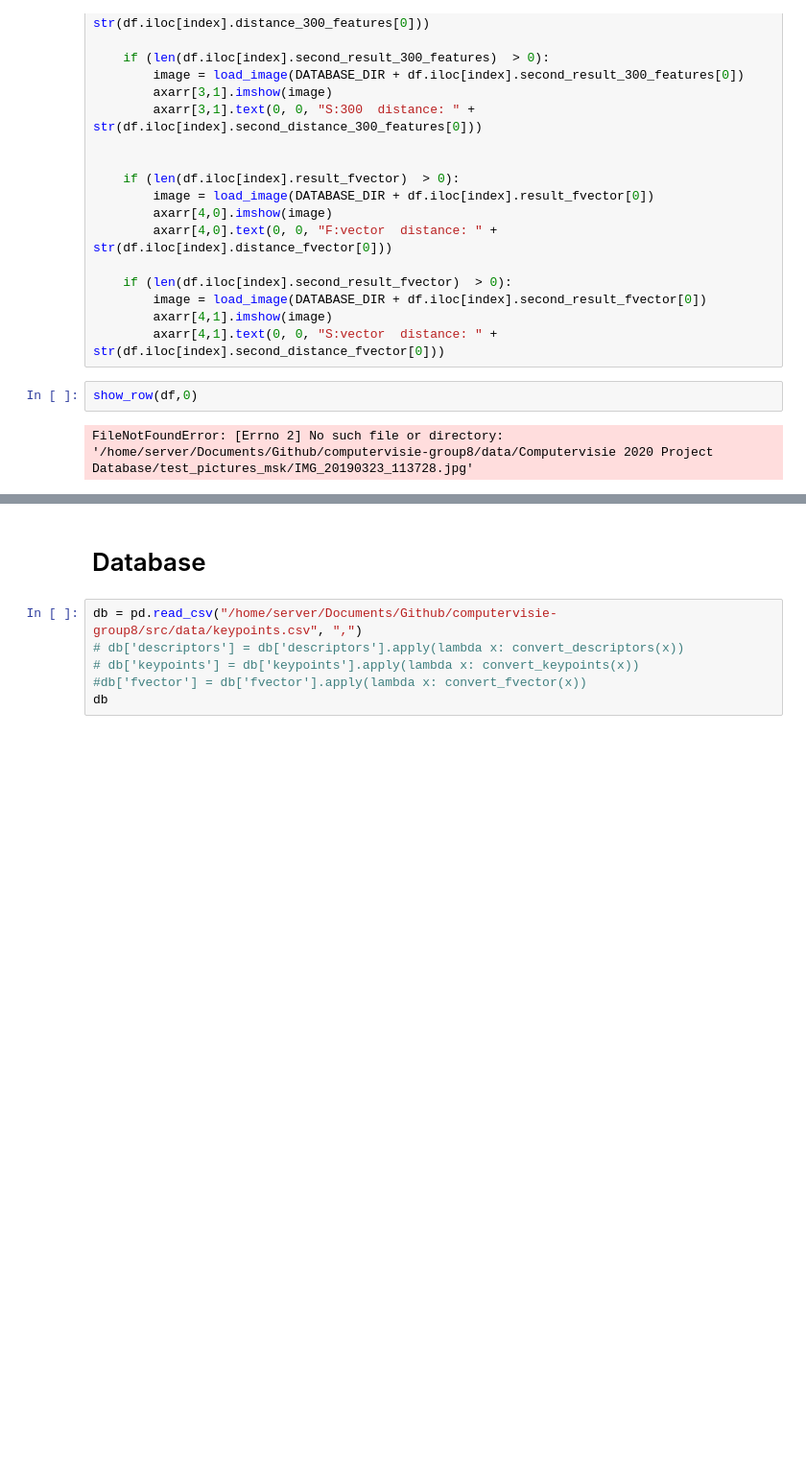
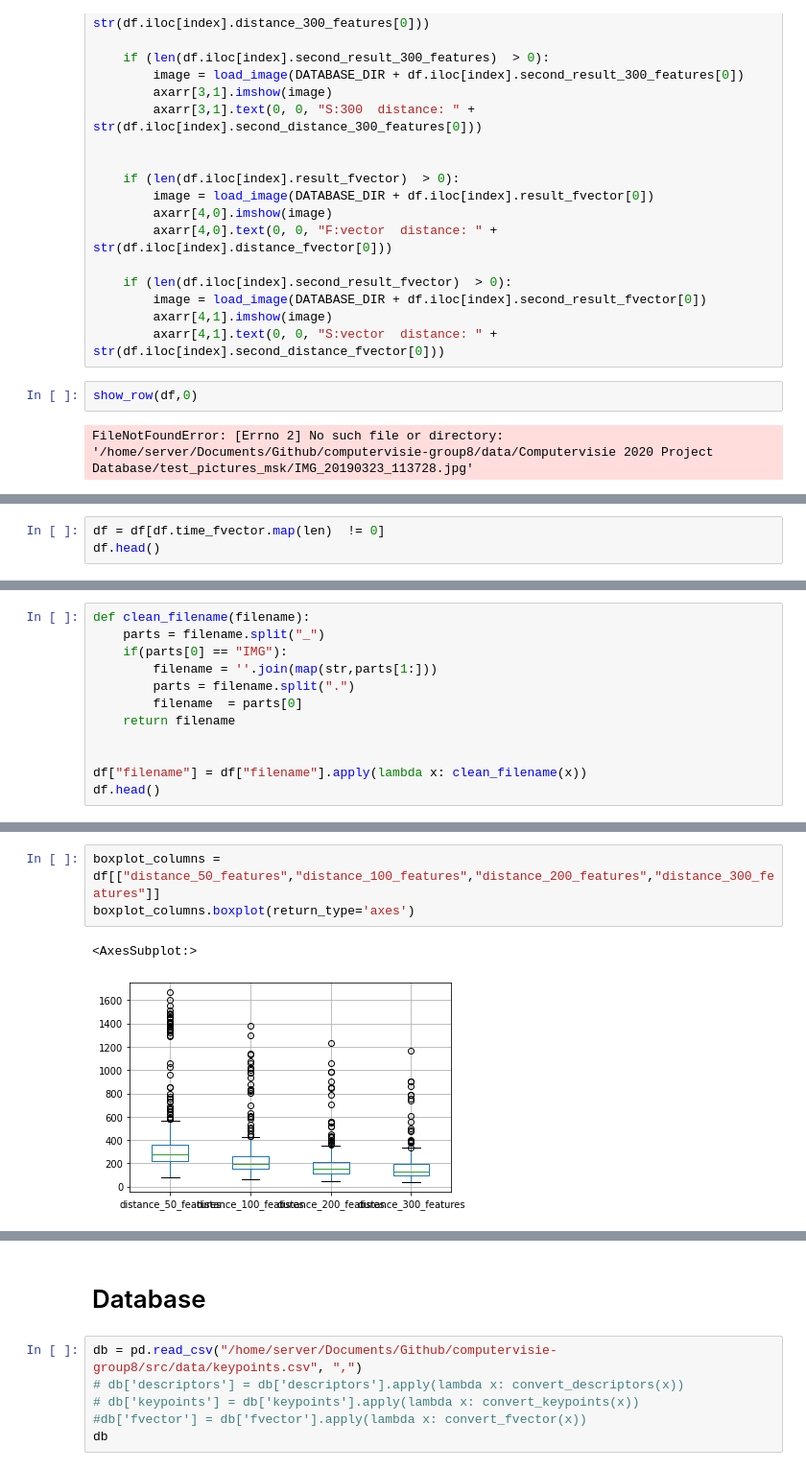
Before and after one commit to robbedec/localization-msk, a Jupyter notebook: src/data/science.ipynb, the cells around one changed output, grey strips where cells are left out. Shown at 96% size. Cells and saved outputs as stored; diff of their text form; blank space fills up the shorter version.

```diff
--- a/src/data/science.ipynb
+++ b/src/data/science.ipynb
@@ -179,0 +177,3 @@ print(count)
+# %%
+df = df[df.time_fvector.map(len)  != 0]
+df.head()
@@ -179,0 +196,12 @@ print(count)
+# %%
+def clean_filename(filename):
+    parts = filename.split("_")
+    if(parts[0] == "IMG"):
+        filename = ''.join(map(str,parts[1:]))
+        parts = filename.split(".")
+        filename  = parts[0]
+    return filename
+
+
+df["filename"] = df["filename"].apply(lambda x: clean_filename(x))
+df.head()
@@ -179,0 +347,6 @@ print(count)
+# %%
+boxplot_columns =  df[["distance_50_features","distance_100_features","distance_200_features","distance_300_features"]]
+boxplot_columns.boxplot(return_type='axes')
+# %% [output]
+<AxesSubplot:>
+[figure, added]
```
Also changed, not shown: parts of 46 cells of this notebook.
